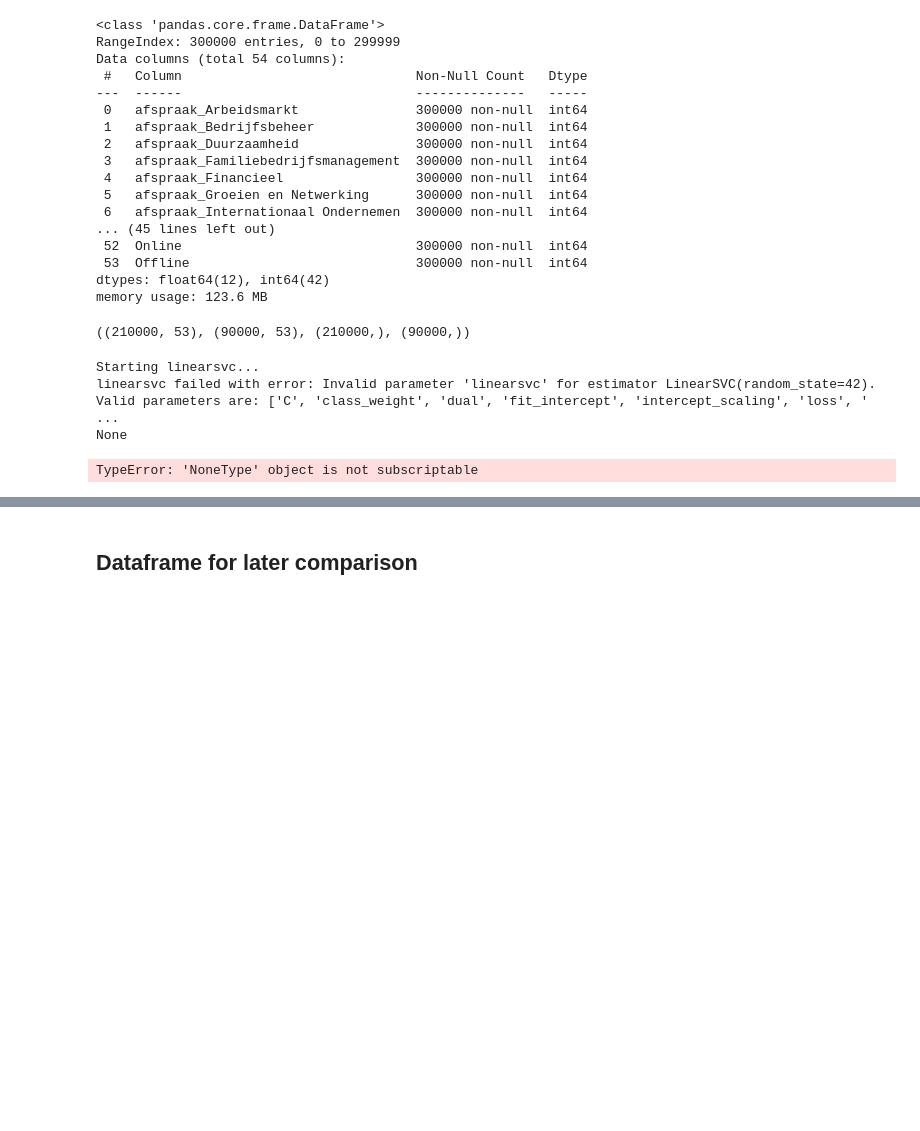
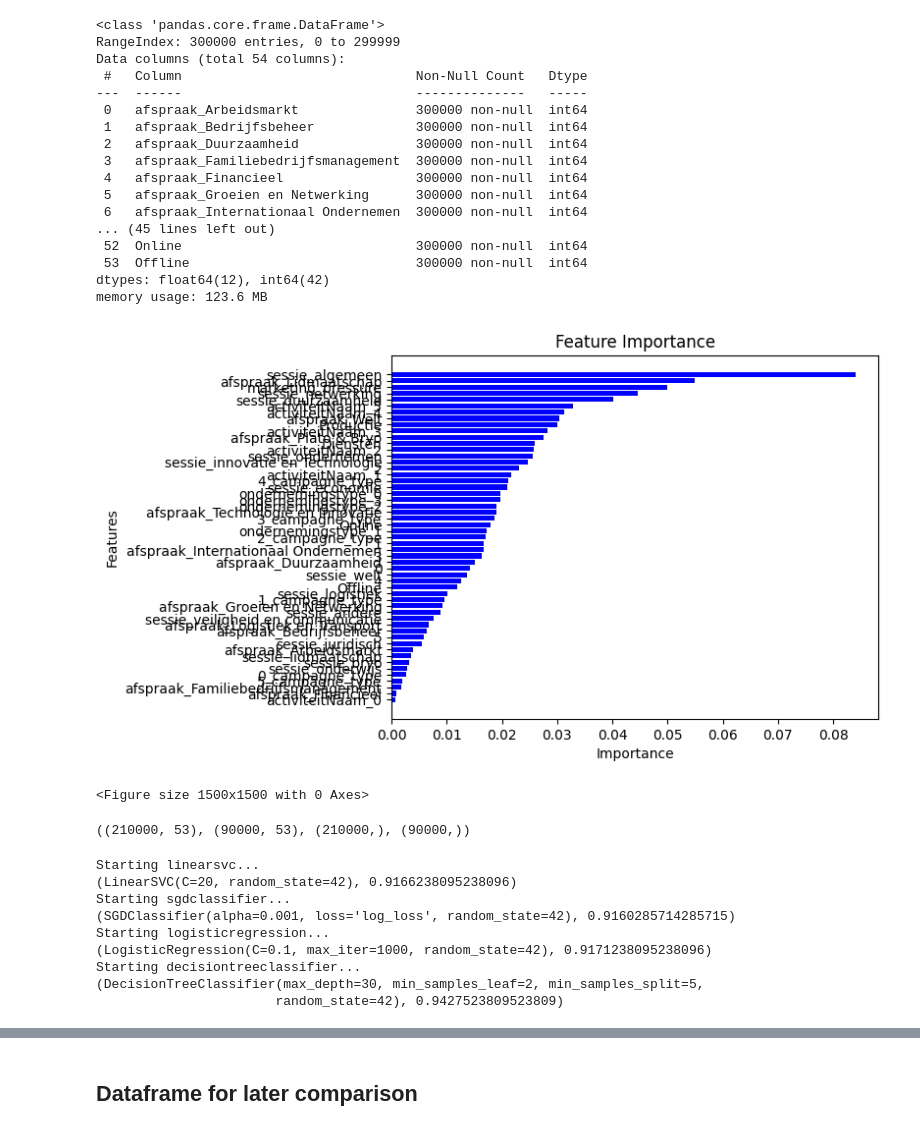
Before and after one commit to Floris-Buyse-FB/Data-Engineering-Project-2, a Jupyter notebook: scripts/AA_REC_SYSTEM_SUPERVISED.ipynb, the cells around one changed output, grey strips where cells are left out. Drawn from its saved outputs; the diff is of its cells as text; code cells hidden in the pictures; blank space fills up the shorter version.

Commit message:
Supervised en unsupervised modellen getraind en evaluated + added seaborn in req.txt

```diff
--- a/scripts/AA_REC_SYSTEM_SUPERVISED.ipynb
+++ b/scripts/AA_REC_SYSTEM_SUPERVISED.ipynb
@@ -48,6 +48,27 @@ memory usage: 123.6 MB
 # opsplitting in X en y
 X = df.drop('ingeschreven', axis=1)
 y = df['ingeschreven']
+# %%
+# Checking feature importance
+forest_clf = RandomForestClassifier(random_state=42, n_estimators=500, n_jobs=-1)
+forest_clf.fit(X, y)
+
+importances = forest_clf.feature_importances_
+featureNames = X.columns
+
+features = pd.DataFrame({'feature': featureNames, 'importance': importances})
+features.sort_values(by=['importance'], ascending=True, inplace=True)
+features.set_index('feature', inplace=True)
+
+plt.barh(features.index, features['importance'], color='b')
+plt.xlabel('Importance')
+plt.ylabel('Features')
+plt.title('Feature Importance')
+plt.figure(figsize=(15, 15))
+plt.show()
+# %% [output]
+[figure, added]
+<Figure size 1500x1500 with 0 Axes>
 # %%
 # opsplitting in train en test
 
@@ -111,13 +131,13 @@ for model in non_ensemble_models_param_grid:
   print(f'Starting {model["name"]}...')
   gs = models_gs(model)
   print(gs)
-  best_models.append({
-      "name": model["name"],
-      "model": gs[0],
-      "gs_score": gs[1],
-  })
 # %% [output]
 Starting linearsvc...
-linearsvc failed with error: Invalid parameter 'linearsvc' for estimator LinearSVC(random_state=42). Valid parameters are: ['C', 'class_weight', 'dual', 'fit_intercept', 'intercept_scaling', 'loss', ' ...
-None
+(LinearSVC(C=20, random_state=42), 0.9166238095238096)
+Starting sgdclassifier...
+(SGDClassifier(alpha=0.001, loss='log_loss', random_state=42), 0.9160285714285715)
+Starting logisticregression...
+(LogisticRegression(C=0.1, max_iter=1000, random_state=42), 0.9171238095238096)
+Starting decisiontreeclassifier...
+(DecisionTreeClassifier(max_depth=30, min_samples_leaf=2, min_samples_split=5,
+                       random_state=42), 0.9427523809523809)
-TypeError: 'NoneType' object is not subscriptable
```
Also changed, not shown: parts of 34 cells of this notebook, 2 other files.
